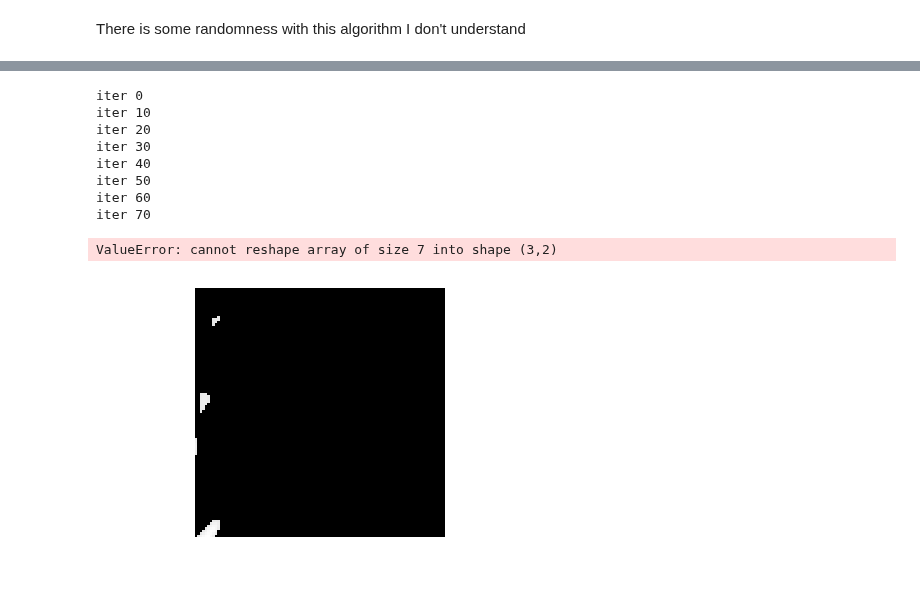
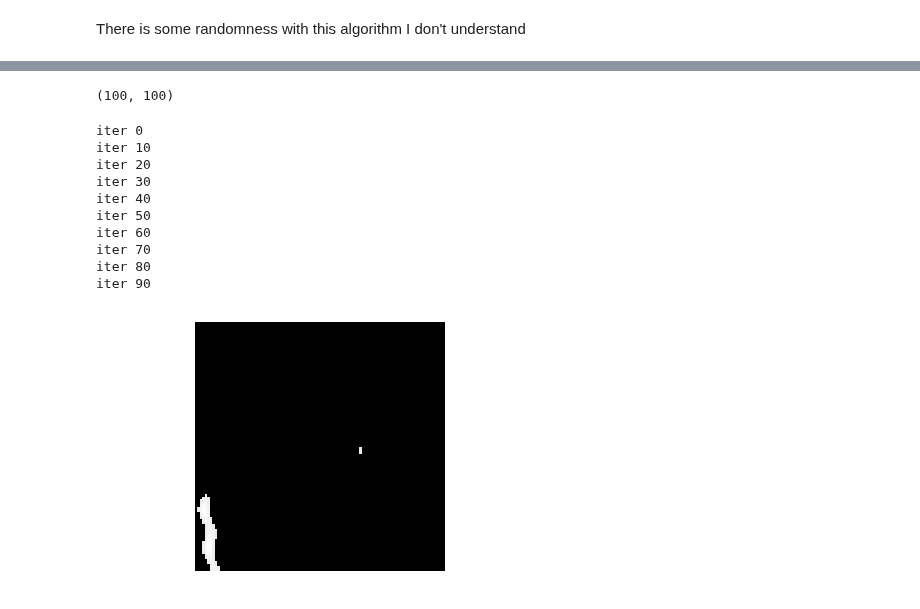
Before and after one commit to huskeypm/sparkdetection, a Jupyter notebook: mach/bulk_fusedpore.ipynb, the cells around one changed output, grey strips where cells are left out. Saved outputs shown, nothing was run; the diff lists cells and outputs as text; code cells hidden in the pictures.

```diff
--- a/mach/bulk_fusedpore.ipynb
+++ b/mach/bulk_fusedpore.ipynb
@@ -48,4 +45,11 @@ threshold = 230
 iters = [0,10,20,30,40,50,60,70,80,90]
 #iters = [0,30,90]
 cropper=[25,125,25,125]
-Paint.correlateThresher(rawFused,fusedFilter, threshold, cropper, iters,fused=True)
+
+
+# now handing back data instead of doing another file read later
+correlated = Paint.correlateThresher(rawFused,fusedFilter, threshold, cropper, iters,fused=True)
+# %%
+for i, iteration in enumerate(iters):
+  plt.figure()
+  it.myplot(correlated[i])
@@ -52,22 +67,35 @@ Paint.correlateThresher(rawFused,fusedFilter, threshold, cropper, iters,fused=Tr
+# %%
+np.shape(correlated[0])
+sdf=it.ReadImg(imgName)
+np.shape(sdf)
+# %% [output]
+(100, 100)
 # %%
 maskList = []
 for i, iteration in enumerate(iters):
     print "iter", iteration
     #maskList.append(makeMask(threshold,'fusedCorrelated_Not_rotated_back{}.png'.format(iteration)))
 
+    # RYAN
+    #maskList.append((util2.rotater(util2.makeMask(threshold,imgName='fusedCorrelated_{}.png'.format(iteration)),iteration)))
+    #imgName='fusedCorrelated_{}.png'.format(iteration)
+    #daMask = util2.makeMask(threshold,imgName=imgName)
 
-    maskList.append((util2.rotater(util2.makeMask(threshold,'fusedCorrelated_{}.png'.format(iteration)),iteration)))
+    img =  util.renorm(correlated[i])
+    daMask = util2.makeMask(threshold,img = img)
+    maskList.append((util2.rotater(daMask,iteration)))
 #print maskList
 
 myList  = np.sum(maskList, axis =0)
 # %% [output]
 iter 0
 iter 10
 iter 20
 iter 30
 iter 40
 iter 50
 iter 60
 iter 70
+iter 80
+iter 90
-ValueError: cannot reshape array of size 7 into shape (3,2)
-[figure, old version]
+[figure, new version]
```
Also changed, not shown: parts of 4 cells of this notebook, 5 other files.
